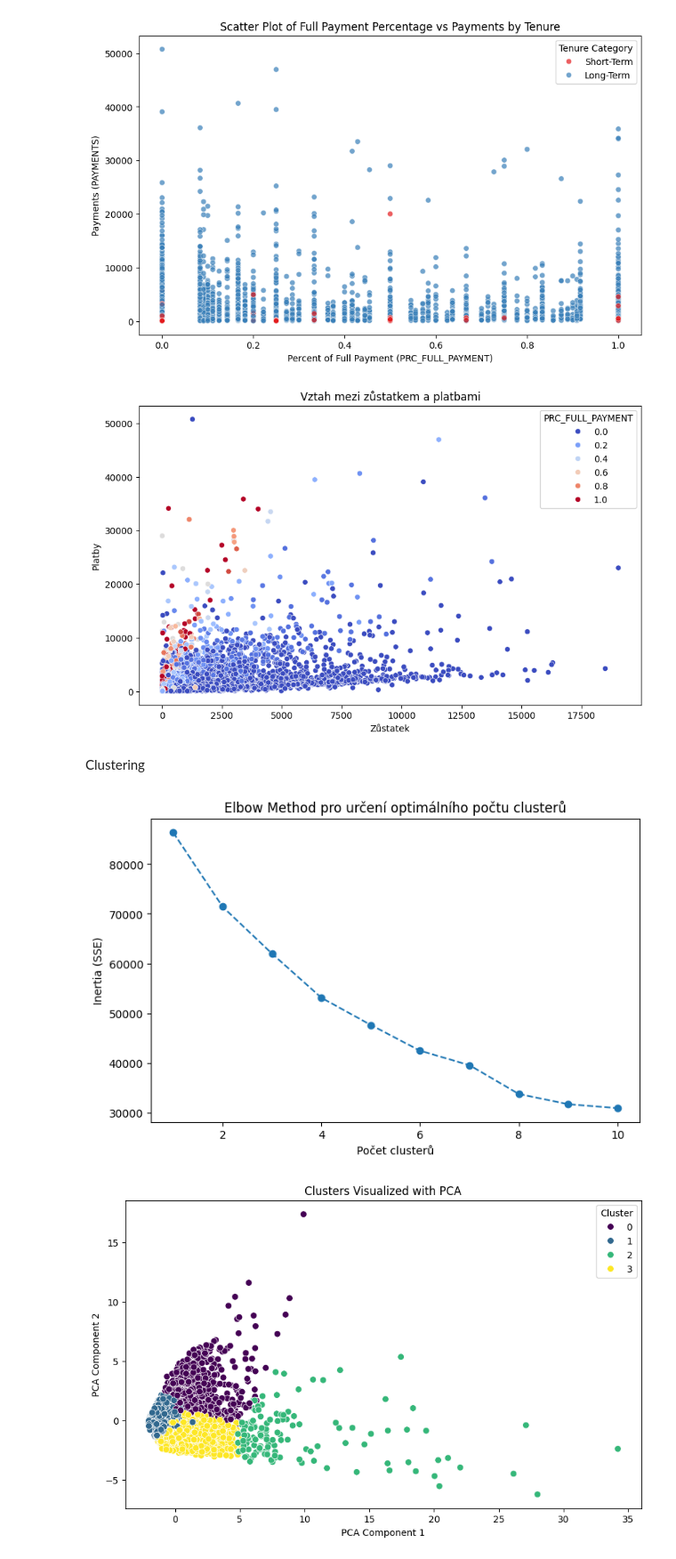
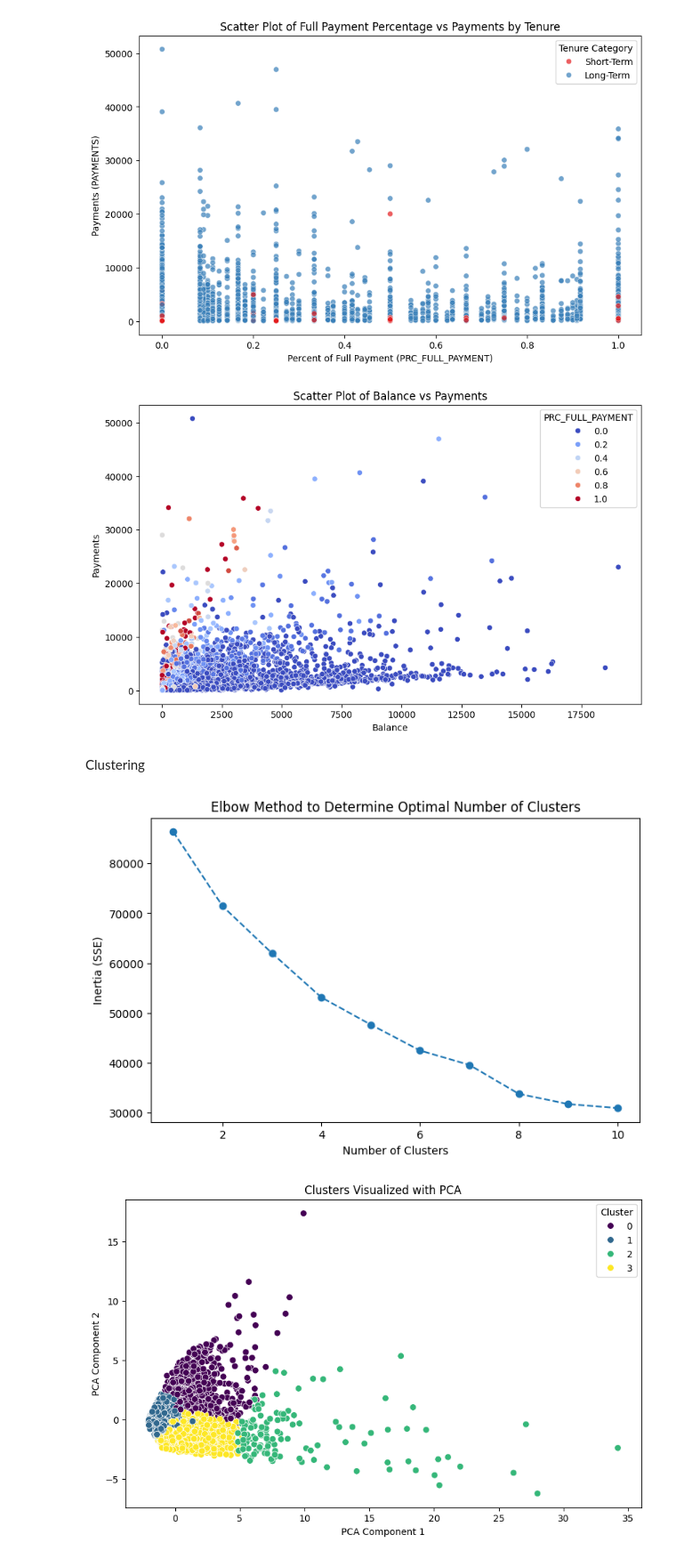
Before and after one commit to z1gyy/Data-Analysis, a Jupyter notebook: credit.ipynb, the cells around one changed output. Shown at 89% size. Drawn from its saved outputs; the diff is of its cells as text; code cells hidden in the pictures.

```diff
--- a/credit.ipynb
+++ b/credit.ipynb
@@ -224,44 +226,44 @@ plt.show()
 # %%
 plt.figure(figsize=(10, 6))
 sns.scatterplot(data=df, x='BALANCE', y='PAYMENTS', hue='PRC_FULL_PAYMENT', palette='coolwarm')
-plt.title('Vztah mezi zůstatkem a platbami')
-plt.xlabel('Zůstatek')
-plt.ylabel('Platby')
+plt.title('Scatter Plot of Balance vs Payments')
+plt.xlabel('Balance')
+plt.ylabel('Payments')
 plt.show()
 # %% [output]
-[figure, old version]
+[figure, new version]
 # %% [markdown]
 Clustering
 # %%
 features = [
     'BALANCE',
     'PURCHASES',
     'ONEOFF_PURCHASES',
     'INSTALLMENTS_PURCHASES',
     'CASH_ADVANCE',
     'PURCHASES_FREQUENCY',
     'CREDIT_LIMIT',
     'PRC_FULL_PAYMENT',
     'PAYMENTS',
     'TENURE'
 ]
 
 scaler = StandardScaler()
 scaled_data = scaler.fit_transform(df[features])
 
 inertia = []
 range_n_clusters = range(1, 11)
 
 for k in range_n_clusters:
     kmeans = KMeans(n_clusters=k, random_state=42)
     kmeans.fit(scaled_data)
     inertia.append(kmeans.inertia_)
 
 plt.figure(figsize=(8, 5))
 plt.plot(range_n_clusters, inertia, marker='o', linestyle='--')
-plt.title('Elbow Method pro určení optimálního počtu clusterů')
-plt.xlabel('Počet clusterů')
+plt.title('Elbow Method to Determine Optimal Number of Clusters')
+plt.xlabel('Number of Clusters')
 plt.ylabel('Inertia (SSE)')
 plt.show()
 # %% [output]
-[figure, old version]
+[figure, new version]
```
Also changed, not shown: parts of 14 cells of this notebook.
